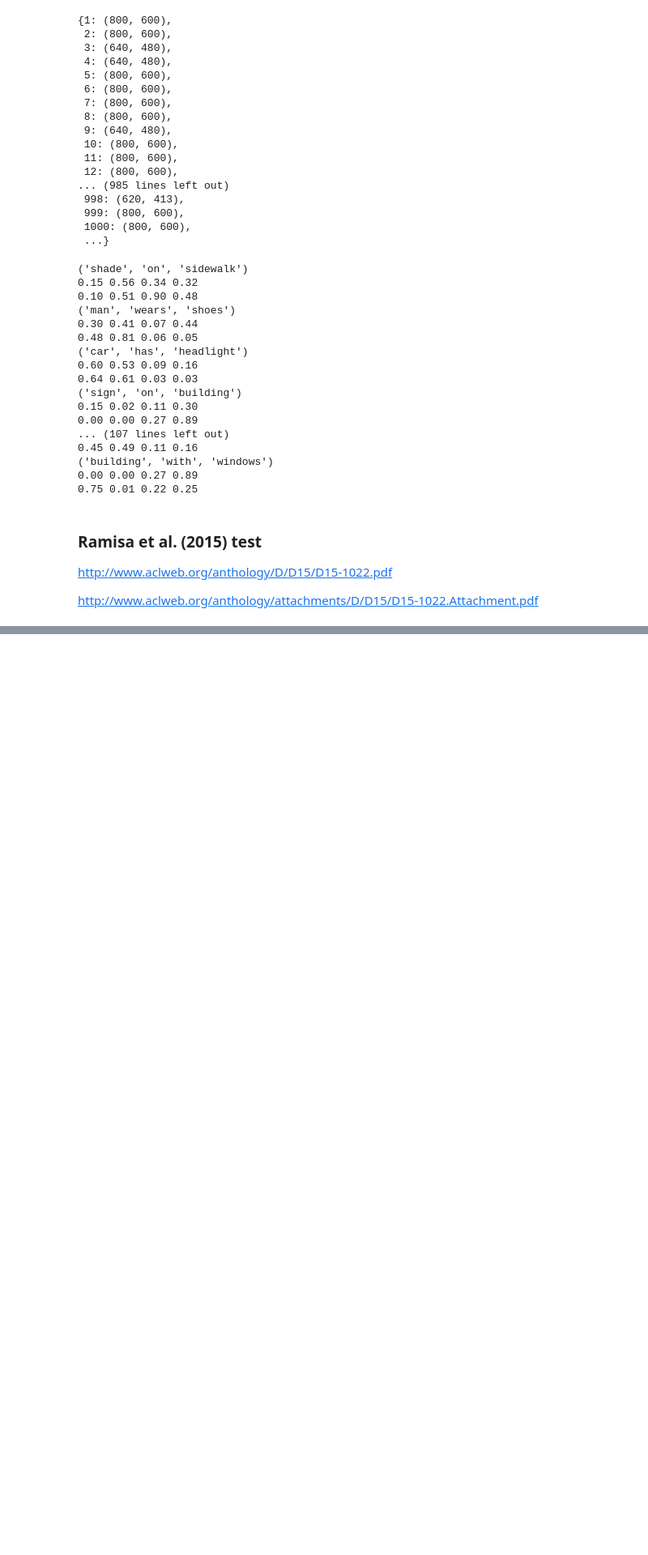
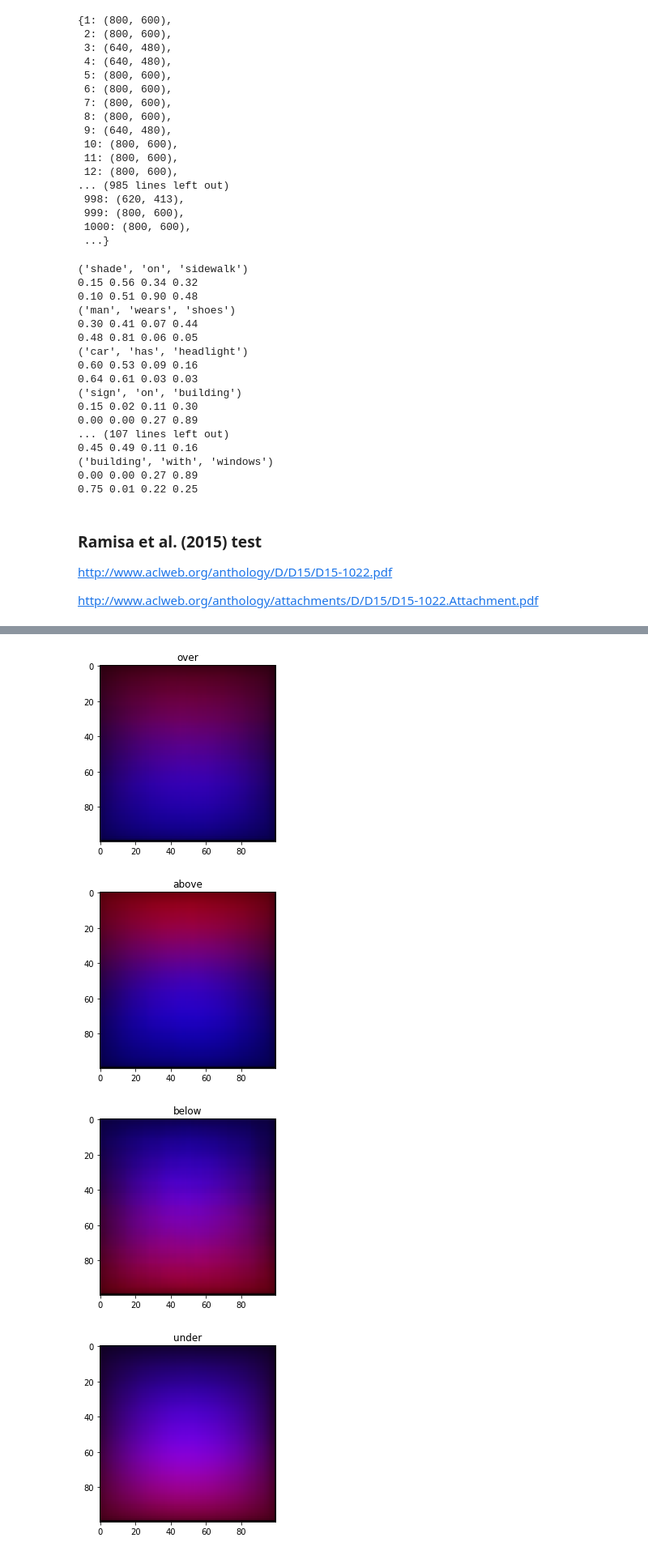
Before and after one commit to Gandhie/AICS-Project, a Jupyter notebook: explore_visual_genome.ipynb, the cells around one changed output, grey strips where cells are left out. Shown: that part at 81% size. Saved outputs shown, nothing was run; the diff lists cells and outputs as text; code cells hidden in the pictures; blank space fills up the shorter version.

```diff
--- a/explore_visual_genome.ipynb
+++ b/explore_visual_genome.ipynb
@@ -111,0 +126,36 @@ bbox1, bbox2
+# %%
+prepositions_bboxes = {
+    p: np.array(prepositions_bboxes[p])
+    for p in prepositions_bboxes
+}
+# %%
+def bbox_to_mask(bbox, size):
+    w0, h0 = size
+    x, y, w, h = bbox
+
+    mask = np.zeros(size)
+    mask[int(w0*x):int(w0*(x+w)), int(h0*y):int(h0*(y+h))] = 1
+
+    return mask
+# %%
+prepositions_bboxes_mask = {
+    p: np.array([[bbox_to_mask(bbox, [100, 100]) for bbox in bboxes] for bboxes in prepositions_bboxes[p]])
+    for p in prepositions_bboxes
+}
+# %%
+prepositions_bboxes_mask_mean = {
+    p: prepositions_bboxes_mask[p].mean(0)
+    for p in prepositions_bboxes_mask
+}
+# %%
+for rel in prepositions:
+    trg, lnd = prepositions_bboxes_mask_mean[rel]
+    # add dummy zero value dimension in green channel. target in red, and landmark in blue channels:
+    plt.imshow(np.array([2*trg, np.zeros(trg.shape), 2*lnd]).T)
+    plt.title(rel)
+    plt.show()
+# %% [output]
+[figure, added]
+[figure, added]
+[figure, added]
+[figure, added]
```
Also changed, not shown: parts of 6 cells of this notebook.
